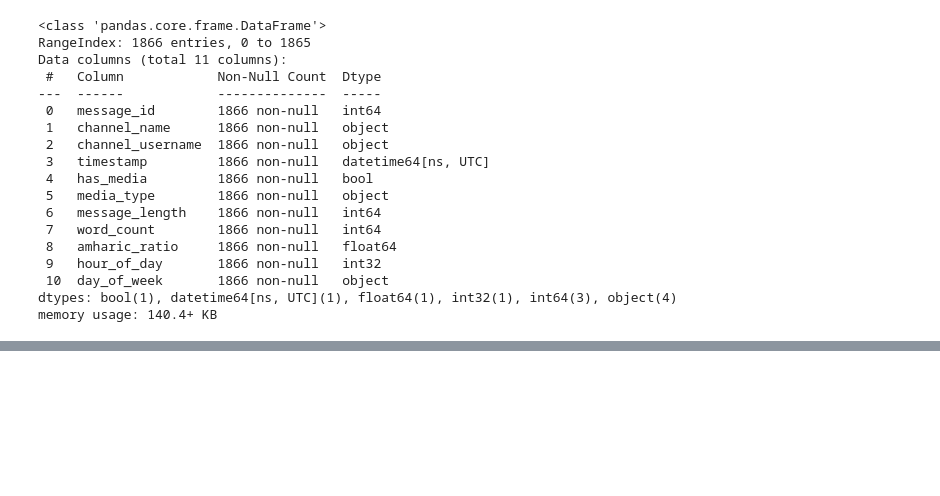
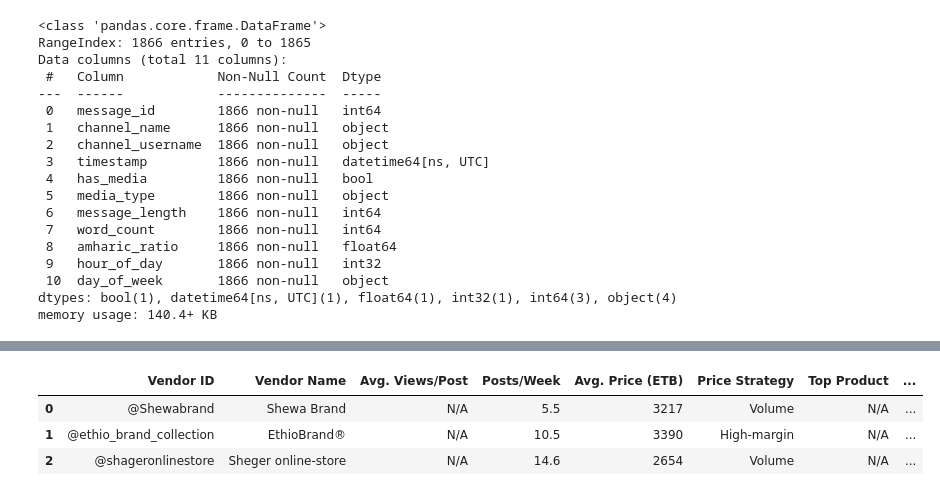
Before and after one commit to she-code/KAIM-WEEK-4, a Jupyter notebook: notebooks/task6.ipynb, the cells around one changed output, grey strips where cells are left out. Saved outputs shown, nothing was run; the diff lists cells and outputs as text; code cells hidden in the pictures; blank space fills up the shorter version.

```diff
--- a/notebooks/task6.ipynb
+++ b/notebooks/task6.ipynb
@@ -42,0 +112,21 @@ def load_vendor_data(metadata_df, vendor_username):
+# %%
+# Fill missing values in 'price' column
+# Use median price for product category
+category_median = full_dataset.groupby('product_category')['price'].transform('median')
+full_dataset['price'] = full_dataset['price'].fillna(category_median)
+
+# Fill missing values in 'location' column
+# Calculate the mode for each group (returns a Series with the first mode if multiple exist)
+location_mode = (
+    full_dataset.groupby('channel_username')['location']
+    .agg(lambda x: x.mode()[0] if not x.mode().empty else np.nan)
+)
+
+# Fill missing 'location' values using the mapped mode
+full_dataset['location'] = full_dataset['location'].fillna(
+    full_dataset['channel_username'].map(location_mode)
+)
+
+# Fill missing values in 'contact_info' column
+contact_info_mode = full_dataset.groupby("channel_username")['contact_info'].transform('median')
+full_dataset['contact_info'] = full_dataset['contact_info'].fillna(contact_info_mode)
@@ -42,0 +251,7 @@ def load_vendor_data(metadata_df, vendor_username):
+# %%
+scorecard
+# %% [output]
+|  | Vendor ID | Vendor Name | Avg. Views/Post | Posts/Week | Avg. Price (ETB) | Price Strategy | Top Product | ... |
+| 0 | @Shewabrand | Shewa Brand | N/A | 5.5 | 3217 | Volume | N/A | ... |
+| 1 | @ethio_brand_collection | EthioBrand® | N/A | 10.5 | 3390 | High-margin | N/A | ... |
+| 2 | @shageronlinestore | Sheger online-store | N/A | 14.6 | 2654 | Volume | N/A | ... |
```
Also changed, not shown: parts of 20 cells of this notebook, 2 other files.
